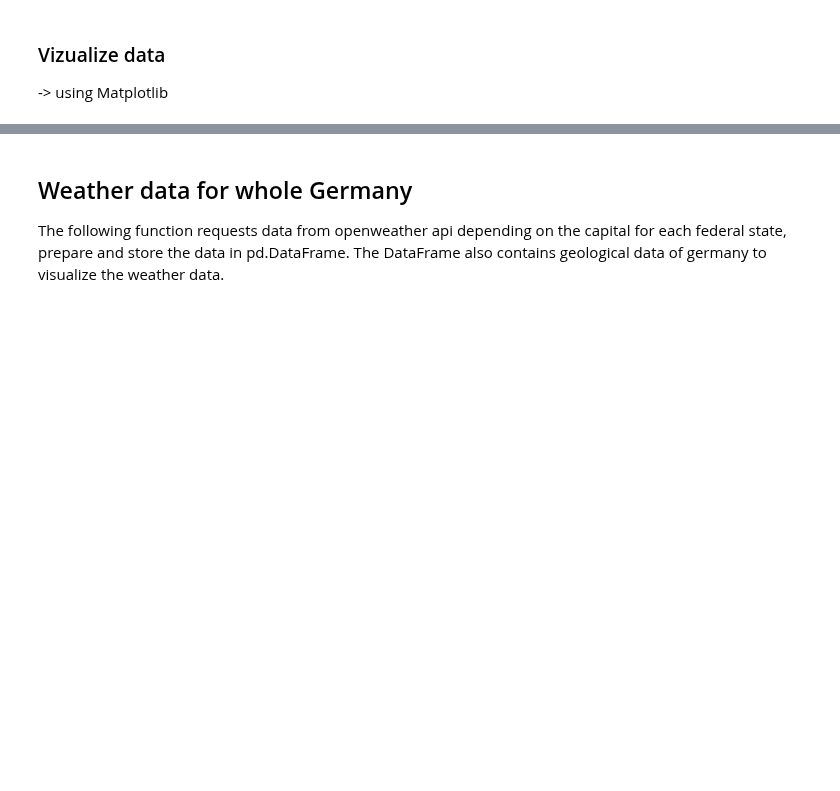
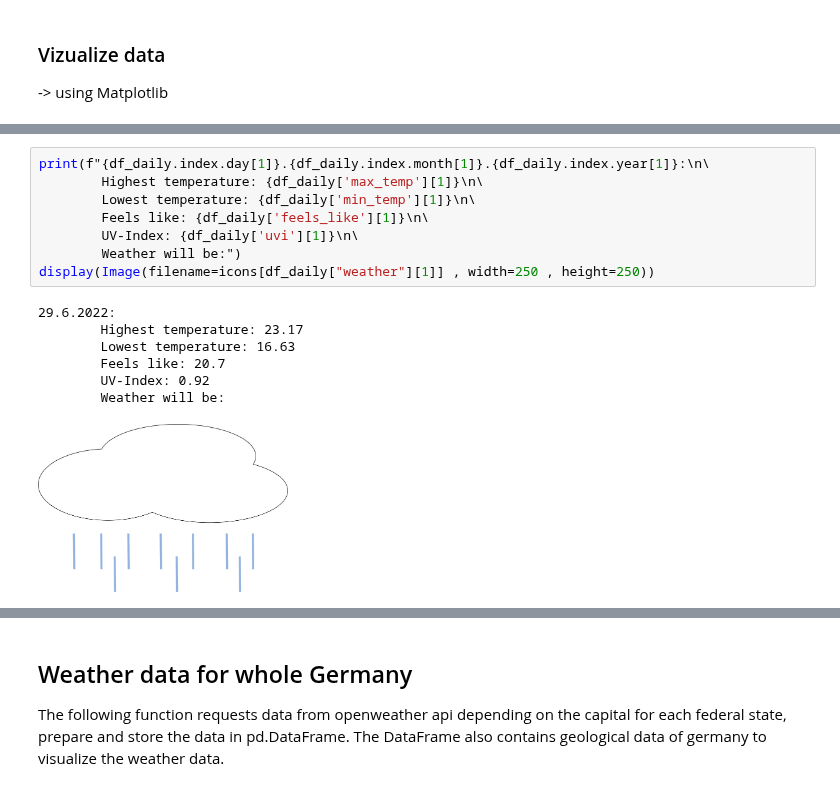
Before and after one commit to LWaetzig/voila, a Jupyter notebook: notebooks/weather_report.ipynb, the cells around one changed output, grey strips where cells are left out. Saved outputs shown, nothing was run; the diff lists cells and outputs as text; blank space fills up the shorter version.

```diff
--- a/notebooks/weather_report.ipynb
+++ b/notebooks/weather_report.ipynb
@@ -130,0 +211,16 @@ def get_weather_data_city(
+# %%
+print(f"{df_daily.index.day[1]}.{df_daily.index.month[1]}.{df_daily.index.year[1]}:\n\
+        Highest temperature: {df_daily['max_temp'][1]}\n\
+        Lowest temperature: {df_daily['min_temp'][1]}\n\
+        Feels like: {df_daily['feels_like'][1]}\n\
+        UV-Index: {df_daily['uvi'][1]}\n\
+        Weather will be:")
+display(Image(filename=icons[df_daily["weather"][1]] , width=250 , height=250))
+# %% [output]
+29.6.2022:
+        Highest temperature: 23.17
+        Lowest temperature: 16.63
+        Feels like: 20.7
+        UV-Index: 0.92
+        Weather will be:
+[figure, added]
```
Also changed, not shown: parts of 22 cells of this notebook, 1 other file.
